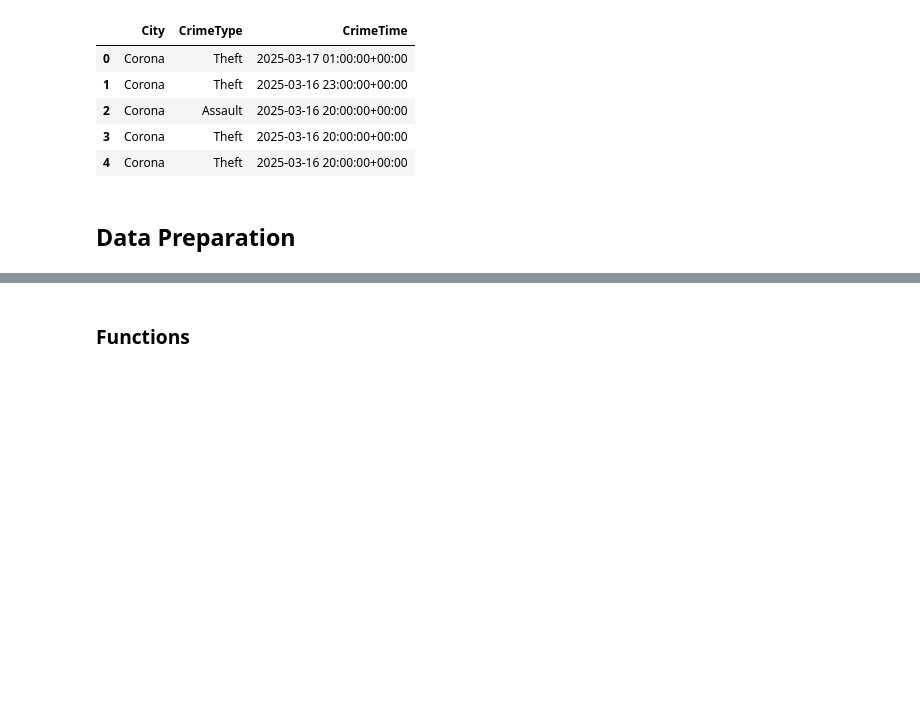
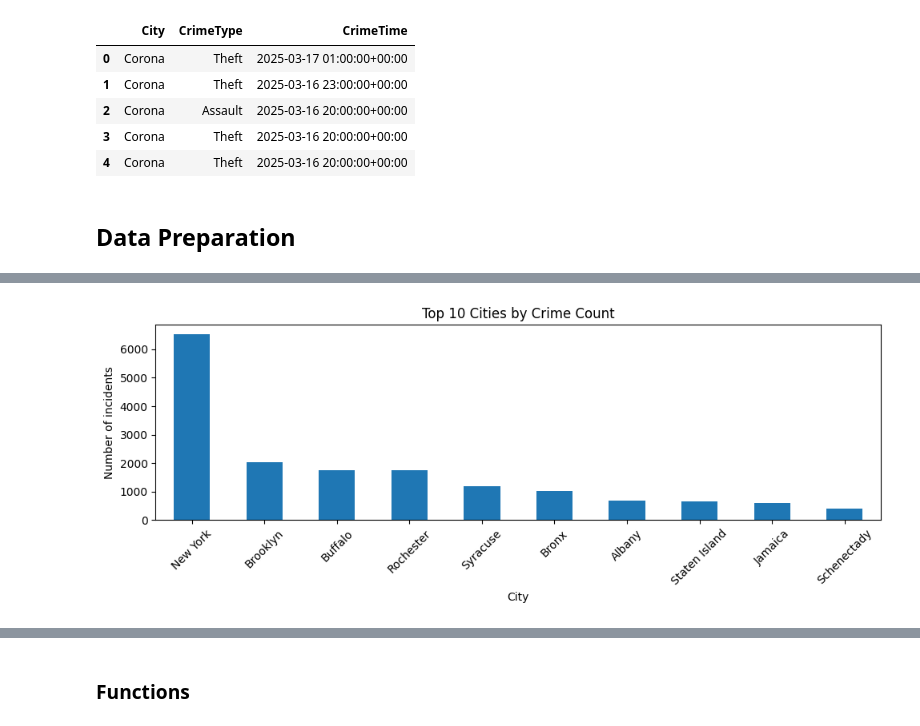
Before and after one commit to Ashliz1/NYC-Crime-Data---Group-10-, a Jupyter notebook: term_project_starter.ipynb, the cells around one changed output, grey strips where cells are left out. Cells and saved outputs as stored; diff of their text form; code cells hidden in the pictures; blank space fills up the shorter version.

```diff
--- a/term_project_starter.ipynb
+++ b/term_project_starter.ipynb
@@ -77,0 +79,5 @@ df = df.dropna(subset = ["City","CrimeType","CrimeTime"])
+# %%
+# Count number of incidents by city
+city_counts = df["City"].value_counts()
+# show the top 10 cities
+city_counts.head(10)
@@ -77,0 +98,10 @@ df = df.dropna(subset = ["City","CrimeType","CrimeTime"])
+# %%
+city_counts.head(10).plot(kind="bar", figsize = (10,4))
+plt.title("Top 10 Cities by Crime Count")
+plt.xlabel("City")
+plt.ylabel("Number of incidents")
+plt.xticks(rotation=45)
+plt.tight_layout()
+plt.show()
+# %% [output]
+[figure, added]
```
Also changed, not shown: parts of 9 cells of this notebook.
